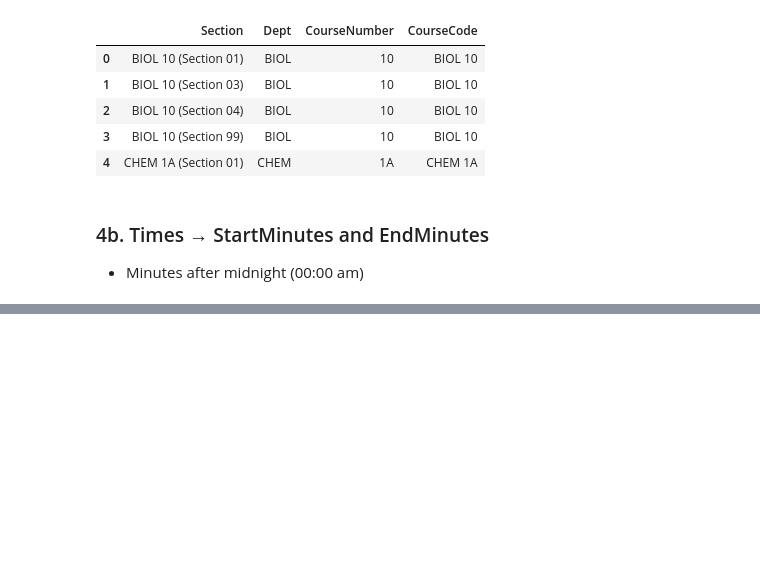
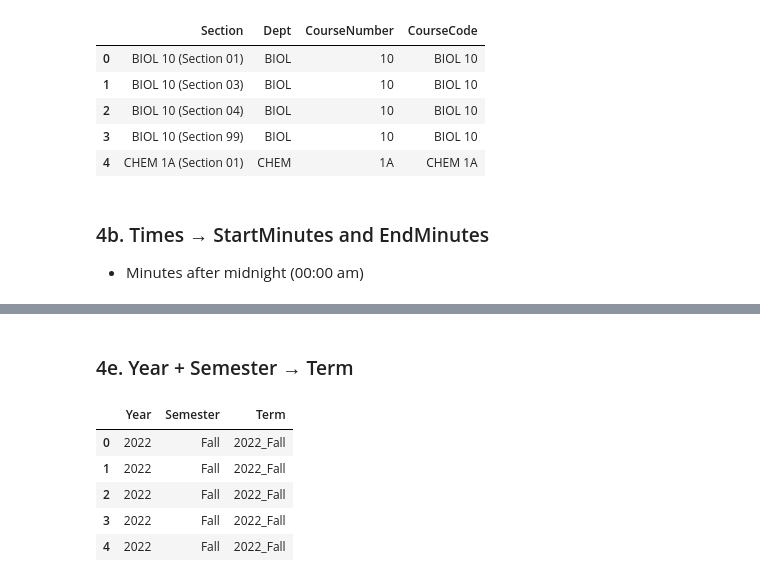
Before and after one commit to 7HE-LUCKY-FISH/major_map, a Jupyter notebook: notebooks/Major_Map_Hoang_Nguyen.ipynb, the cells around one changed output, grey strips where cells are left out. Drawn from its saved outputs; the diff is of its cells as text; code cells hidden in the pictures; blank space fills up the shorter version.

```diff
--- a/notebooks/Major_Map_Hoang_Nguyen.ipynb
+++ b/notebooks/Major_Map_Hoang_Nguyen.ipynb
@@ -558,0 +585,9 @@ ValueError: time data "08:45" doesn't match format "%I:%M%p", at position 0. You
+# %%
+print(df_engineer['Satifies'].unique())
+print('---------------------------------------------')
+# 1 if it's a GE area ("GE: ..."), 0 if MajorOnly or anything else
+df_engineer['HasGE'] = df_engineer['Satifies'].astype(str).str.startswith('GE:').astype(int)
+print('---------------------------------------------')
+print(df_engineer[['Satifies', 'HasGE']].head())
+print('---------------------------------------------')
+print(df_engineer['HasGE'].value_counts())
@@ -558,0 +616,16 @@ ValueError: time data "08:45" doesn't match format "%I:%M%p", at position 0. You
+# %%
+def get_building(location):
+  location = str(location).strip()
+  if location in ['ONLINE', 'Unknown']:
+    return location
+
+  prefix = ''
+  for ch in location:
+    if ch.isalpha():
+      prefix += ch
+    else:
+      break
+  return prefix if prefix else 'Unknown'
+
+df_engineer['Building'] = df_engineer['Location'].apply(get_building)
+print(df_engineer['Building'].value_counts())
@@ -558,0 +653,12 @@ ValueError: time data "08:45" doesn't match format "%I:%M%p", at position 0. You
+# %% [markdown]
+### 4e. Year + Semester → Term
+# %%
+df_engineer['Term'] = df_engineer['Year'].astype(str) + '_' + df_engineer['Semester'].astype(str)
+df_engineer[['Year', 'Semester', 'Term']].head()
+# %% [output]
+|  | Year | Semester | Term |
+| 0 | 2022 | Fall | 2022_Fall |
+| 1 | 2022 | Fall | 2022_Fall |
+| 2 | 2022 | Fall | 2022_Fall |
+| 3 | 2022 | Fall | 2022_Fall |
+| 4 | 2022 | Fall | 2022_Fall |
```
Also changed, not shown: parts of 28 cells of this notebook.
